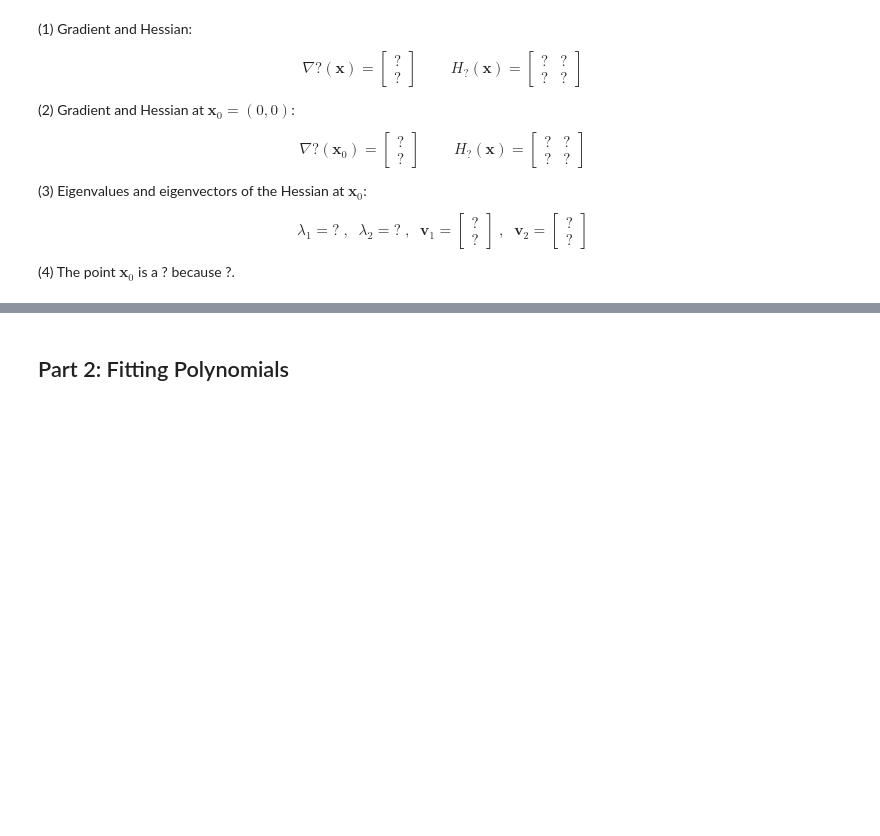
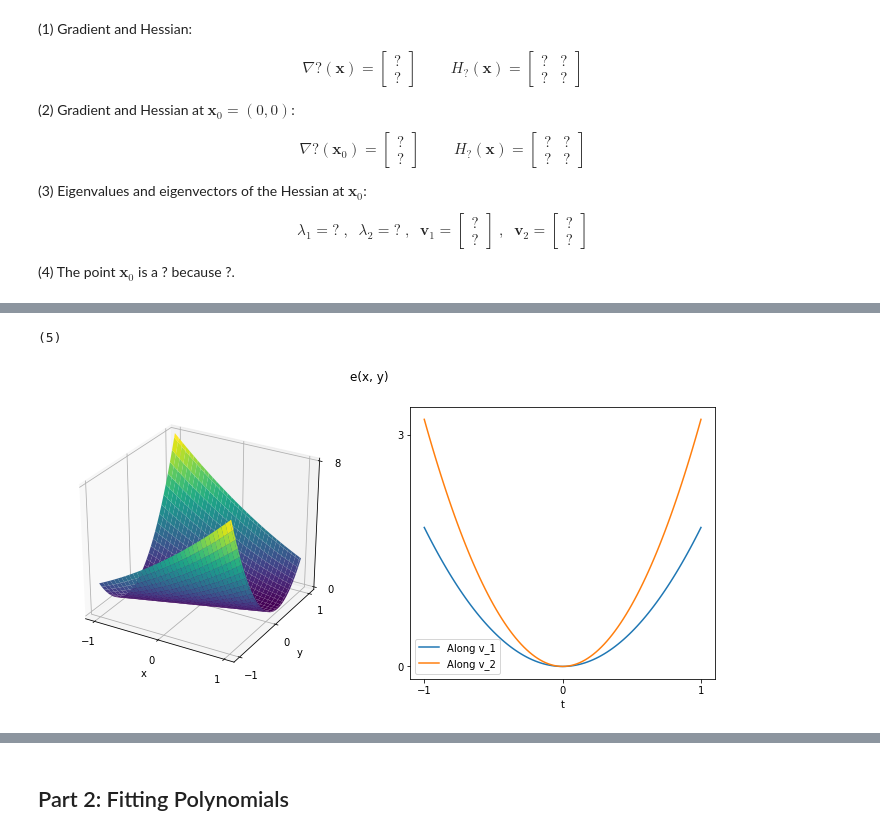
Before and after one commit to amanmibra/cs371, a Jupyter notebook: homework01/homework01.ipynb, the cells around one changed output, grey strips where cells are left out. Saved outputs shown, nothing was run; the diff lists cells and outputs as text; code cells hidden in the pictures; blank space fills up the shorter version.

```diff
--- a/homework01/homework01.ipynb
+++ b/homework01/homework01.ipynb
@@ -117,0 +177,10 @@ $$
+# %%
+def e(x, y):
+    return (np.power((x - 3 * y), 2))/2.0
+
+
+e_eigenvectors = [np.array([-3.0, 1.0]), np.array([1.0, 3.0])]
+answer('e', e, e_eigenvectors)
+# %% [output]
+(5)
+[figure, added]
```
Also changed, not shown: parts of 21 cells of this notebook.
